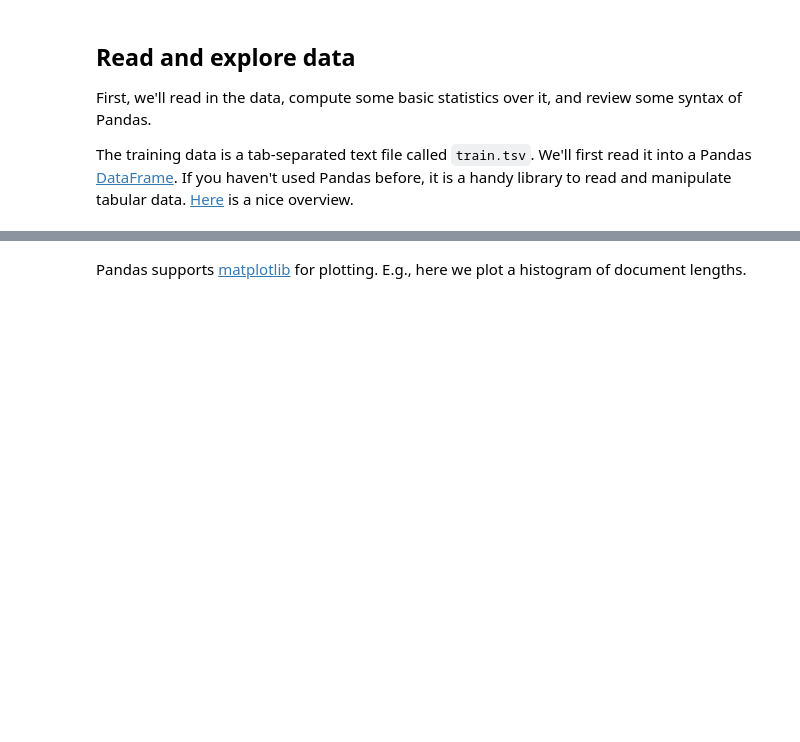
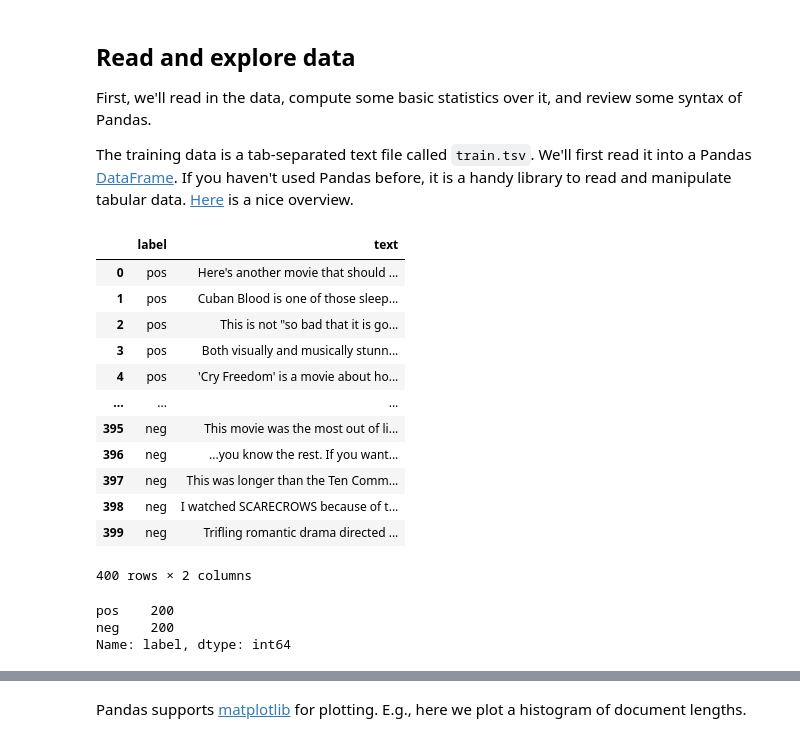
Before and after one commit to Mauryanx/Natural-Language-Processing-Mauryan, a Jupyter notebook: hw1.ipynb, the cells around one changed output, grey strips where cells are left out. Saved outputs shown, nothing was run; the diff lists cells and outputs as text; code cells hidden in the pictures; blank space fills up the shorter version.

```diff
--- a/hw1.ipynb
+++ b/hw1.ipynb
@@ -47,11 +47,29 @@ First, we'll read in the data, compute some basic statistics over it, and review
 The training data is a tab-separated text file called `train.tsv`. We'll first read it into a Pandas [DataFrame](https://pandas.pydata.org/pandas-docs/stable/reference/api/pandas.DataFrame.html). If you haven't used Pandas before, it is a handy library to read and manipulate tabular data. [Here](https://pandas.pydata.org/pandas-docs/stable/user_guide/10min.html) is a nice overview.
 # %%
 # read training data into a Pandas DataFrame.
-train_df = pd.read_csv('train.tsv', sep='\t')
+train_df = pd.read_csv('/Users/mauryan/Desktop/train.tsv', sep='\t')
 train_df
+# %% [output]
+|  | label | text |
+| 0 | pos | Here's another movie that should ... |
+| 1 | pos | Cuban Blood is one of those sleep... |
+| 2 | pos | This is not "so bad that it is go... |
+| 3 | pos | Both visually and musically stunn... |
+| 4 | pos | 'Cry Freedom' is a movie about ho... |
+| ... | ... | ... |
+| 395 | neg | This movie was the most out of li... |
+| 396 | neg | ...you know the rest. If you want... |
+| 397 | neg | This was longer than the Ten Comm... |
+| 398 | neg | I watched SCARECROWS because of t... |
+| 399 | neg | Trifling romantic drama directed ... |
+400 rows × 2 columns
 # %%
 # so, there are 200 positive and 200 negative documents
 train_df.label.value_counts()
+# %% [output]
+pos    200
+neg    200
+Name: label, dtype: int64
 # %%
 # we can get a column, which is a pandas.Series object, like this:
 train_df.text  # or: train_df['text']
```
Also changed, not shown: parts of 55 cells of this notebook.
